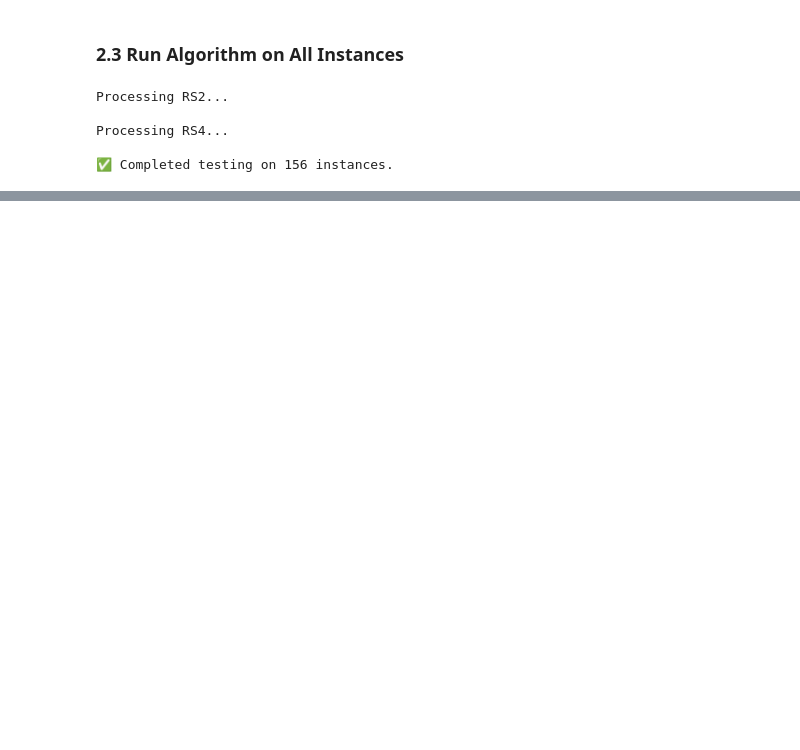
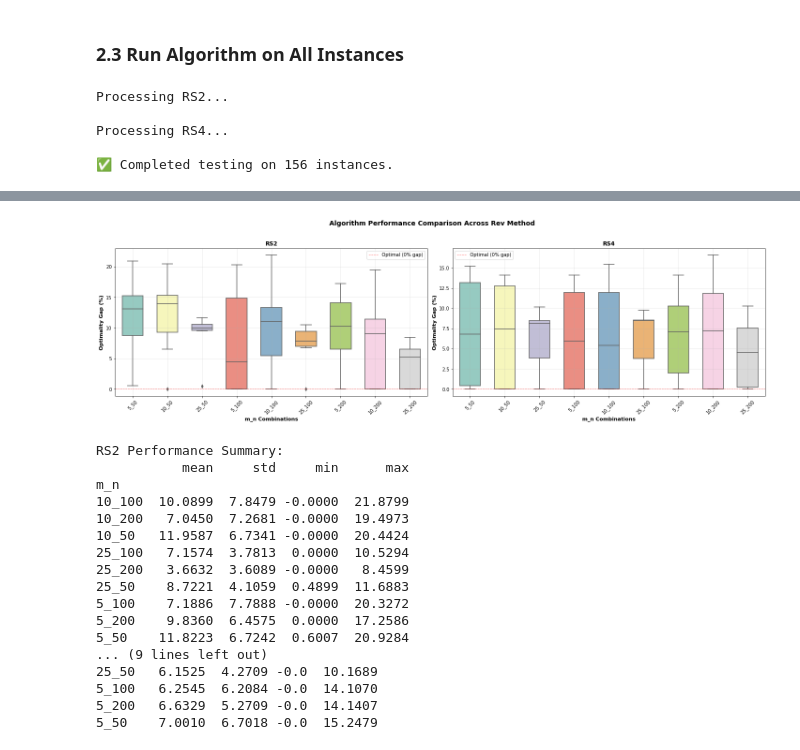
Before and after one commit to wch444/Assortment-Benchmark, a Jupyter notebook: src/mmnl_unconstrained_example.ipynb, the cells around one changed output, grey strips where cells are left out. Drawn from its saved outputs; the diff is of its cells as text; code cells hidden in the pictures; blank space fills up the shorter version.

```diff
--- a/src/mmnl_unconstrained_example.ipynb
+++ b/src/mmnl_unconstrained_example.ipynb
@@ -611,0 +170,23 @@ m  n
+# %%
+method_col = 'rev_method'
+group_col = 'm_n'
+plot_comparison_boxplots(df_results,method_col,group_col)
+# %% [output]
+[figure, added]
+RS2 Performance Summary:
+           mean     std     min      max
+m_n
+10_100  10.0899  7.8479 -0.0000  21.8799
+10_200   7.0450  7.2681 -0.0000  19.4973
+10_50   11.9587  6.7341 -0.0000  20.4424
+25_100   7.1574  3.7813  0.0000  10.5294
+25_200   3.6632  3.6089 -0.0000   8.4599
+25_50    8.7221  4.1059  0.4899  11.6883
+5_100    7.1886  7.7888 -0.0000  20.3272
+5_200    9.8360  6.4575  0.0000  17.2586
+5_50    11.8223  6.7242  0.6007  20.9284
+... (9 lines left out)
+25_50   6.1525  4.2709 -0.0  10.1689
+5_100   6.2545  6.2084 -0.0  14.1070
+5_200   6.6329  5.2709 -0.0  14.1407
+5_50    7.0010  6.7018 -0.0  15.2479
```
Also changed, not shown: parts of 12 cells of this notebook, 8 other files.
